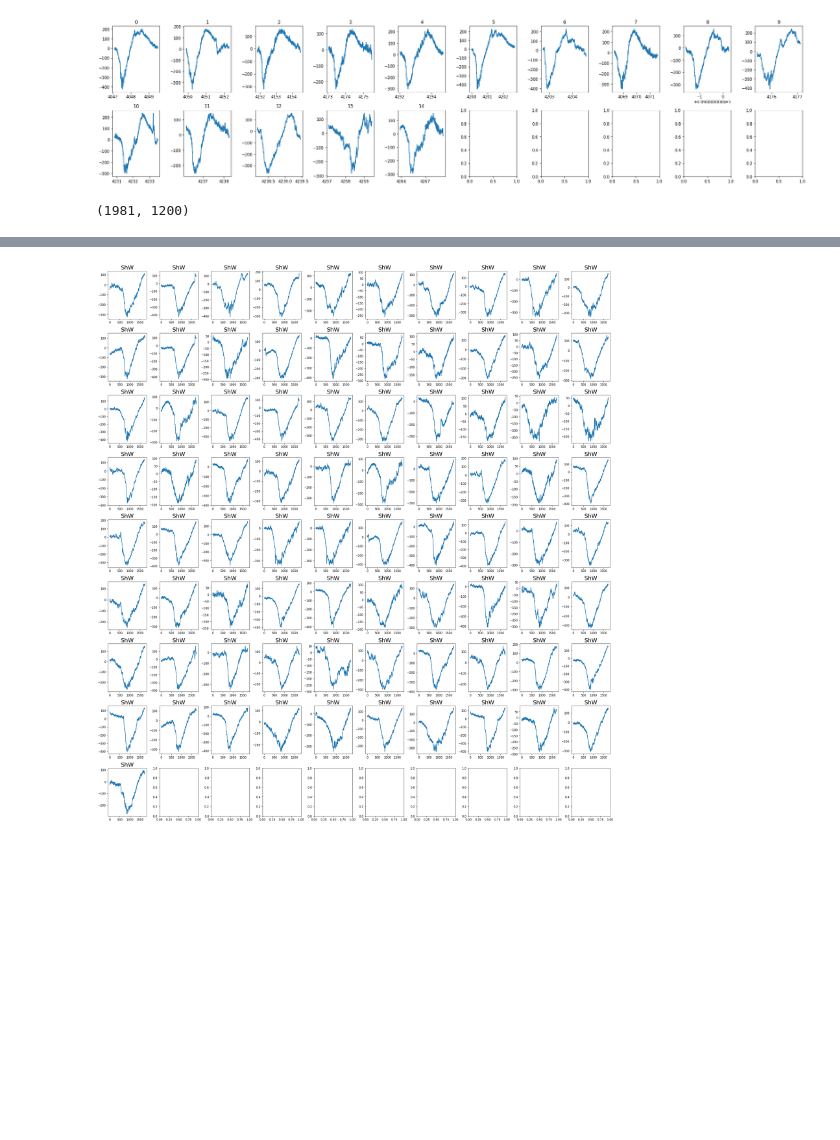
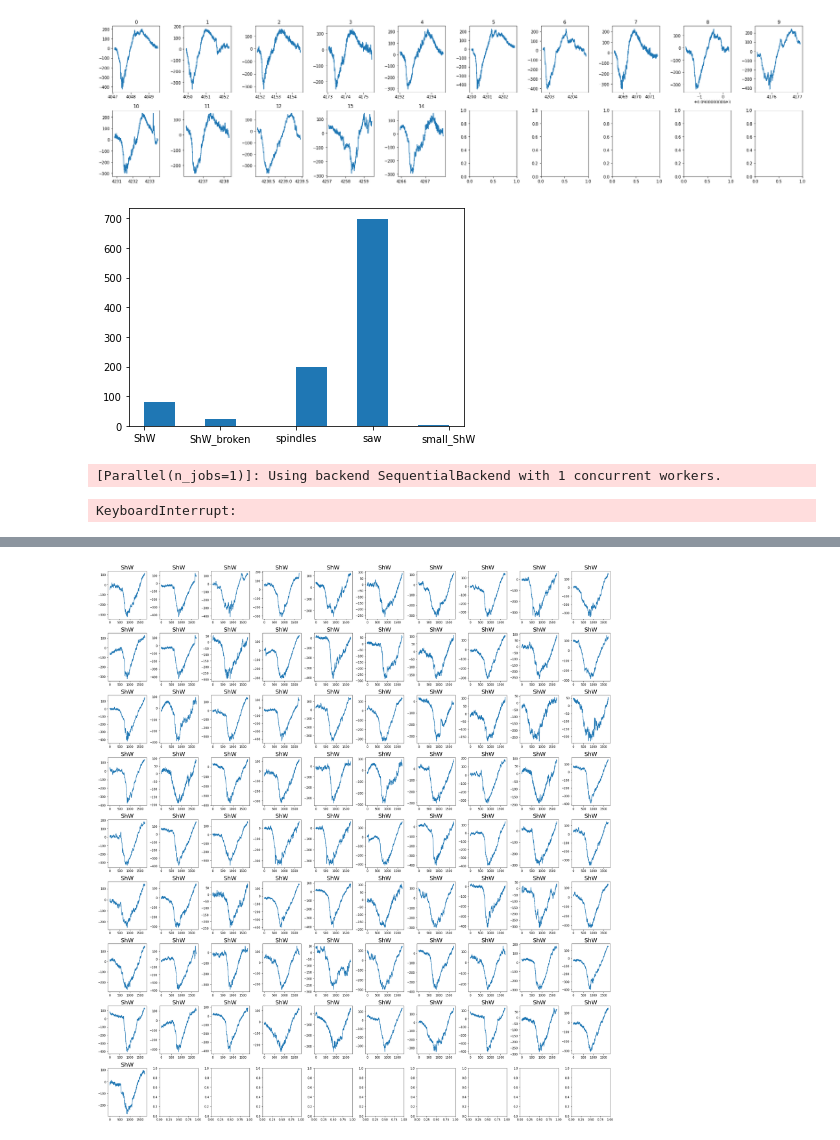
Before and after one commit to regevti/lfp_clustering, a Jupyter notebook: notebooks/signal_preprocessing.ipynb, the cells around one changed output, grey strips where cells are left out. Drawn from its saved outputs; the diff is of its cells as text; code cells hidden in the pictures; blank space fills up the shorter version.

```diff
--- a/notebooks/signal_preprocessing.ipynb
+++ b/notebooks/signal_preprocessing.ipynb
@@ -95,4 +67,32 @@ x_train, labels = build_annotation_set(1.3, decimate_q=15)
-# %%
-x_train.shape
-# %% [output]
-(1981, 1200)
+# %%
+def build_annotation_set(seg_duration=2, decimate_q=None):
+    seg_length = int(rd.fs * seg_duration)
+    if seg_length % 2:
+        seg_length -= 1
+    X, y = [], []
+    for label, limits in tqdm(signal_annotations.items()):
+        for t_start, t_stop in limits:
+            i_start = np.argmin(np.abs(t - t_start))
+            i_stop = np.argmin(np.abs(t - t_stop))
+            if label in ['ShW', 'ShW_broken']:
+                center_id = np.argmin(v[i_start:i_stop]) + i_start
+                S = [v[int(center_id-(seg_length/2)):int(center_id+(seg_length/2))]]
+            else:
+                v_ = v[i_start:i_stop]
+                if len(v_) < seg_length:
+                    continue
+                S, _ = buffer(v_, w=seg_length, noverlap=0, is_debug=False)
+            for seg in S:
+                if len(seg) != seg_length:
+                    continue
+                if decimate_q:
+                    seg = decimate(seg, decimate_q)
+                X.append(seg)
+                y.append(label)
+    plt.hist(y)
+    return np.vstack(X), np.vstack(y)
+
+
+x_train, labels = build_annotation_set(1.3, decimate_q=15)
+# %% [output]
+[figure, added]
@@ -98,0 +101,30 @@ x_train.shape
+# %%
+from tslearn.clustering import KShape, KernelKMeans
+from tslearn.datasets import CachedDatasets
+from tslearn.preprocessing import TimeSeriesScalerMeanVariance
+
+# np.random.shuffle(X_train)
+# For this method to operate properly, prior scaling is required
+sz = x_train.shape[1]
+gak_km = KernelKMeans(n_clusters=3,
+                      kernel="gak",
+                      kernel_params={"sigma": "auto"},
+                      n_init=20,
+                      verbose=True,
+                      random_state=0)
+y_pred = gak_km.fit_predict(x_train)
+
+plt.figure()
+for yi in range(3):
+    plt.subplot(3, 1, 1 + yi)
+    for xx in x_train[y_pred == yi]:
+        plt.plot(xx.ravel(), "k-", alpha=.2)
+    plt.xlim(0, sz)
+    plt.ylim(-4, 4)
+    plt.title("Cluster %d" % (yi + 1))
+
+plt.tight_layout()
+plt.show()
+# %% [output]
+[Parallel(n_jobs=1)]: Using backend SequentialBackend with 1 concurrent workers.
+KeyboardInterrupt:
```
Also changed, not shown: parts of 10 cells of this notebook, 1 other file.
